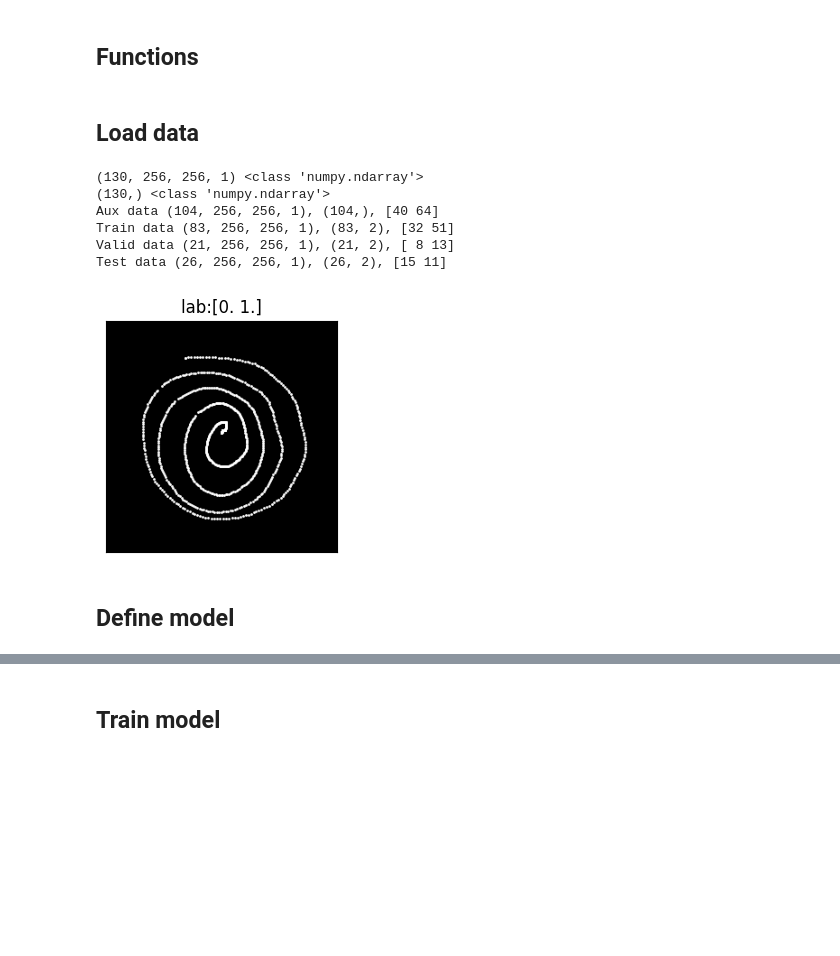
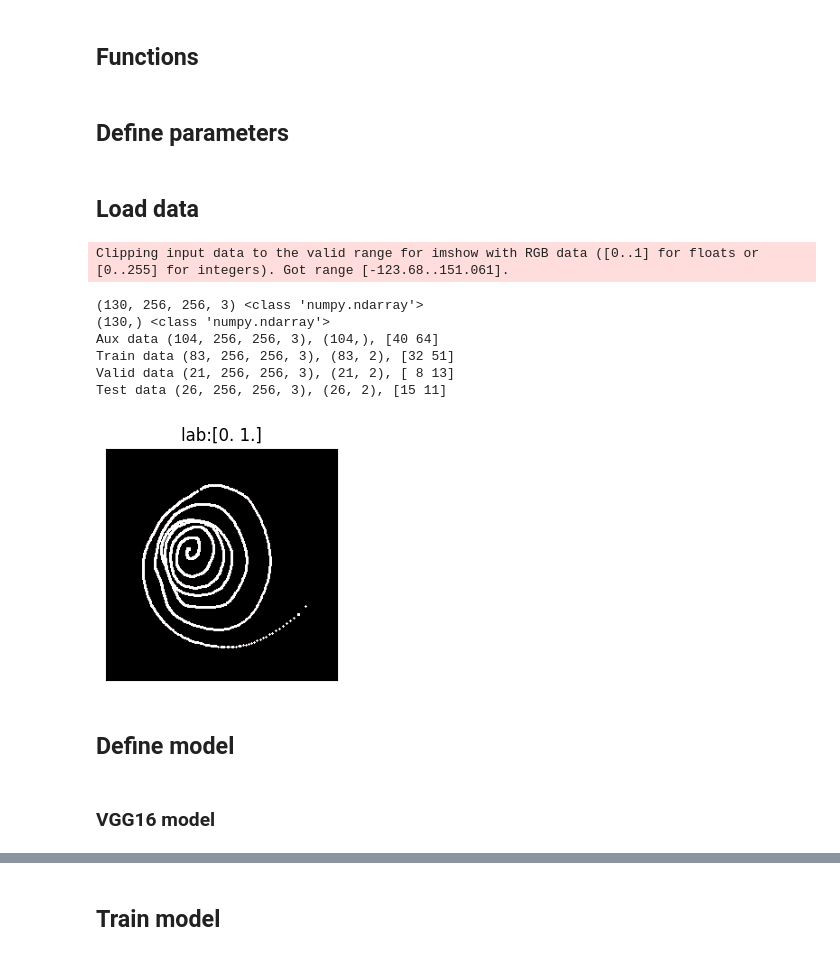
Before and after one commit to jeferson-gallo/deep_learning, a Jupyter notebook: Notebooks/2_CNN_Models.ipynb, the cells around one changed output, grey strips where cells are left out. Cells and saved outputs as stored; diff of their text form; code cells hidden in the pictures; blank space fills up the shorter version.

```diff
--- a/Notebooks/2_CNN_Models.ipynb
+++ b/Notebooks/2_CNN_Models.ipynb
@@ -204,28 +266,47 @@ def plotgraph(epochs, train, val, ax, plot, title):
     ax[plot].set(xlabel='Epoch', ylabel=title)
     #ax[plot].xlabel('Epoch')
     ax[plot].legend(['Train', 'Val'])
+# %% [markdown]
+## Define parameters
+# %%
+
+
+
+#### Load data ####
+
+# task_list = ["alphabet", "freewriting", "house", "line1", "name", "rey", "spiral"]
+task = "spiral"
+dp = 0.4
+lr = 1e-7
+wd = 1e-4
+
+epch = 5000
+pt = 100
+md = 0.00001
+bz = 6
+
+pp = "../"
+model_name = "VGG16_test"
 # %% [markdown]
 ## Load data
 # %%
 # task_list = ["alphabet", "freewriting", "house", "line1", "name", "rey", "spiral"]
 
-task = "spiral"
-dp = 0.8
-lr = 1e-7
-wd = 1e-4
-model_name = "CNN_3_Norm_Drop"
 
-db_path = f"../Dataset/hw_drawings/{task}/"
-X, y = load_images(db_path)
+db_path = os.path.join(pp,f"Dataset/hw_drawings", task)
 
+X, y = load_images_vgg16(db_path)
 X_train, y_train_c, X_val, y_val_c, X_test, y_test_c = split_data(X, y)
 # %% [output]
-(130, 256, 256, 1) <class 'numpy.ndarray'>
-(130,) <class 'numpy.ndarray'>
-Aux data (104, 256, 256, 1), (104,), [40 64]
-Train data (83, 256, 256, 1), (83, 2), [32 51]
-Valid data (21, 256, 256, 1), (21, 2), [ 8 13]
-Test data (26, 256, 256, 1), (26, 2), [15 11]
+Clipping input data to the valid range for imshow with RGB data ([0..1] for floats or [0..255] for integers). Got range [-123.68..151.061].
+(130, 256, 256, 3) <class 'numpy.ndarray'>
+(130,) <class 'numpy.ndarray'>
+Aux data (104, 256, 256, 3), (104,), [40 64]
+Train data (83, 256, 256, 3), (83, 2), [32 51]
+Valid data (21, 256, 256, 3), (21, 2), [ 8 13]
+Test data (26, 256, 256, 3), (26, 2), [15 11]
-[figure, old version]
+[figure, new version]
 # %% [markdown]
 ## Define model
+# %% [markdown]
+### VGG16 model
```
Also changed, not shown: parts of 19 cells of this notebook, 1 other file.
